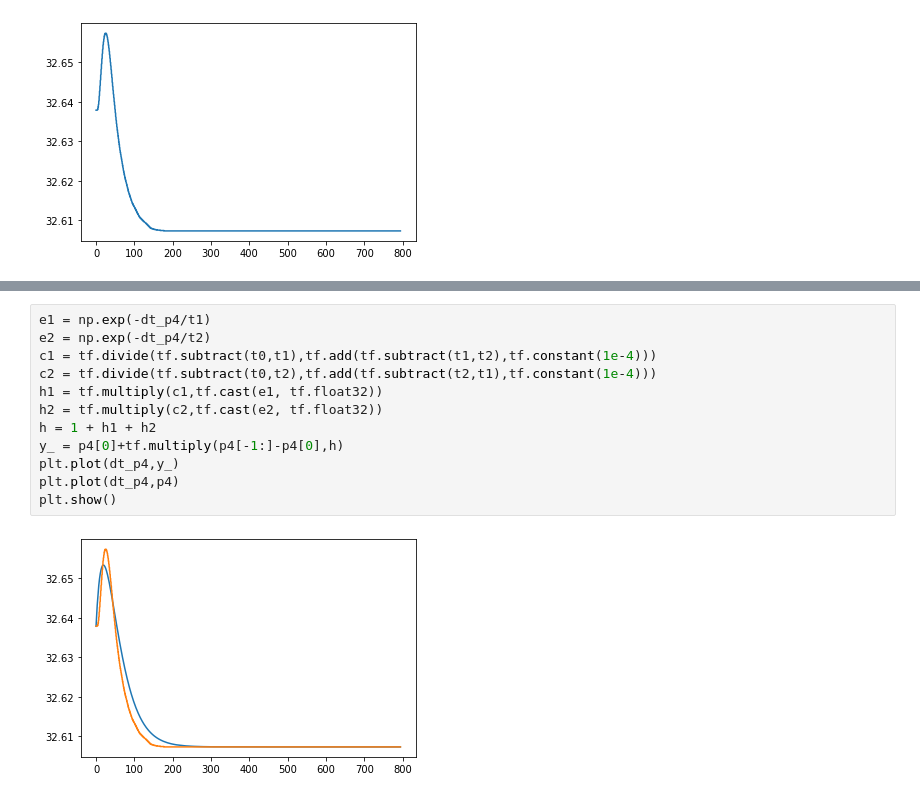
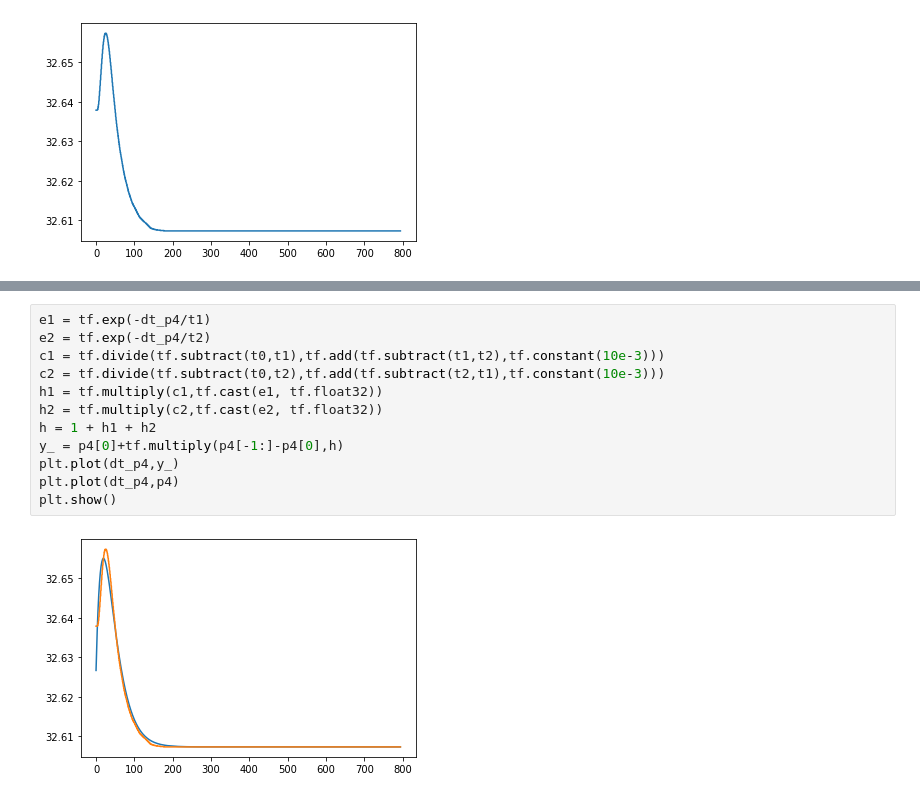
Before and after one commit to refaaksi/PSI, a Jupyter notebook: reg_v10.ipynb, the cells around one changed output, grey strips where cells are left out. Cells and saved outputs as stored; diff of their text form.

```diff
--- a/reg_v10.ipynb
+++ b/reg_v10.ipynb
@@ -124,17 +124,17 @@ for epoch in range(epochs):
 # %%
-e1 = np.exp(-dt_p4/t1)
-e2 = np.exp(-dt_p4/t2)
-c1 = tf.divide(tf.subtract(t0,t1),tf.add(tf.subtract(t1,t2),tf.constant(1e-4)))
-c2 = tf.divide(tf.subtract(t0,t2),tf.add(tf.subtract(t2,t1),tf.constant(1e-4)))
+e1 = tf.exp(-dt_p4/t1)
+e2 = tf.exp(-dt_p4/t2)
+c1 = tf.divide(tf.subtract(t0,t1),tf.add(tf.subtract(t1,t2),tf.constant(10e-3)))
+c2 = tf.divide(tf.subtract(t0,t2),tf.add(tf.subtract(t2,t1),tf.constant(10e-3)))
 h1 = tf.multiply(c1,tf.cast(e1, tf.float32))
 h2 = tf.multiply(c2,tf.cast(e2, tf.float32))
 h = 1 + h1 + h2
 y_ = p4[0]+tf.multiply(p4[-1:]-p4[0],h)
 plt.plot(dt_p4,y_)
 plt.plot(dt_p4,p4)
 plt.show()
 # %% [output]
-[figure, old version]
+[figure, new version]
 # %%
 print(t0)
 print(t1)
```
Also changed, not shown: parts of 8 cells of this notebook.
